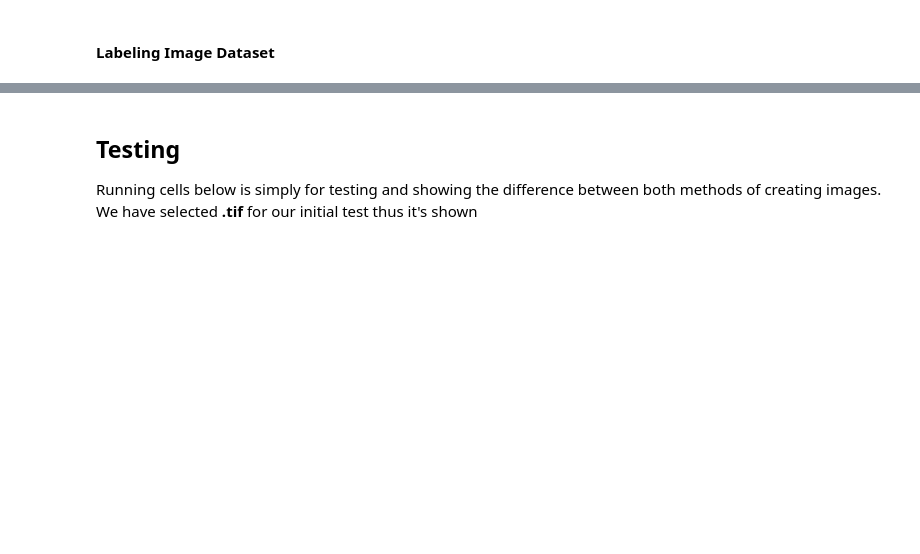
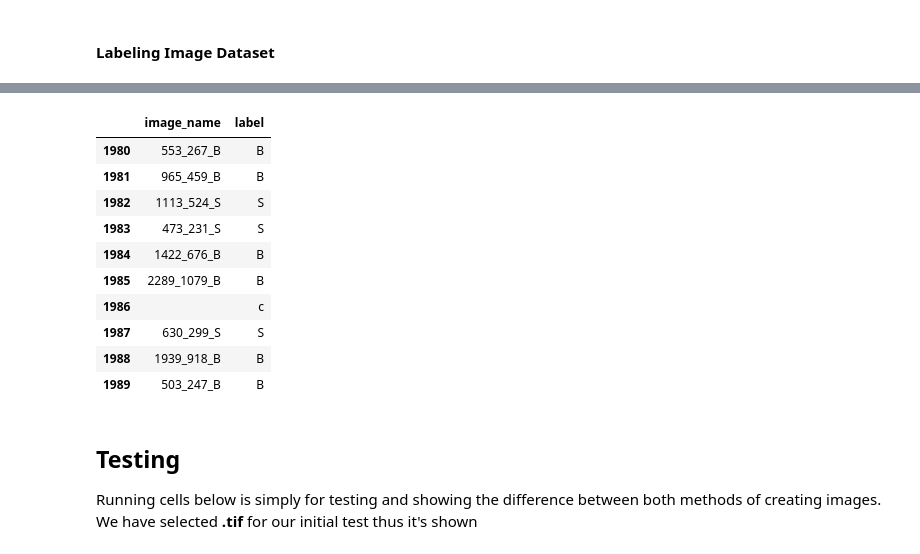
Before and after one commit to dmbernaal/Stella, a Jupyter notebook: 3_data_prep_sliding_window.ipynb, the cells around one changed output, grey strips where cells are left out. Cells and saved outputs as stored; diff of their text form; code cells hidden in the pictures; blank space fills up the shorter version.

```diff
--- a/3_data_prep_sliding_window.ipynb
+++ b/3_data_prep_sliding_window.ipynb
@@ -256,3 +225,18 @@ images_label_df['file_name'].count()
+# %%
+# fixing error
+images_label_df.iloc[1980:1990]
+# %% [output]
+|  | image_name | label |
+| 1980 | 553_267_B | B |
+| 1981 | 965_459_B | B |
+| 1982 | 1113_524_S | S |
+| 1983 | 473_231_S | S |
+| 1984 | 1422_676_B | B |
+| 1985 | 2289_1079_B | B |
+| 1986 |  | c |
+| 1987 | 630_299_S | S |
+| 1988 | 1939_918_B | B |
+| 1989 | 503_247_B | B |
 # %% [markdown]
 ## Testing
 Running cells below is simply for testing and showing the difference between both methods of creating images. We have selected **.tif** for our initial test thus it's shown
```
Also changed, not shown: parts of 7 cells of this notebook.
